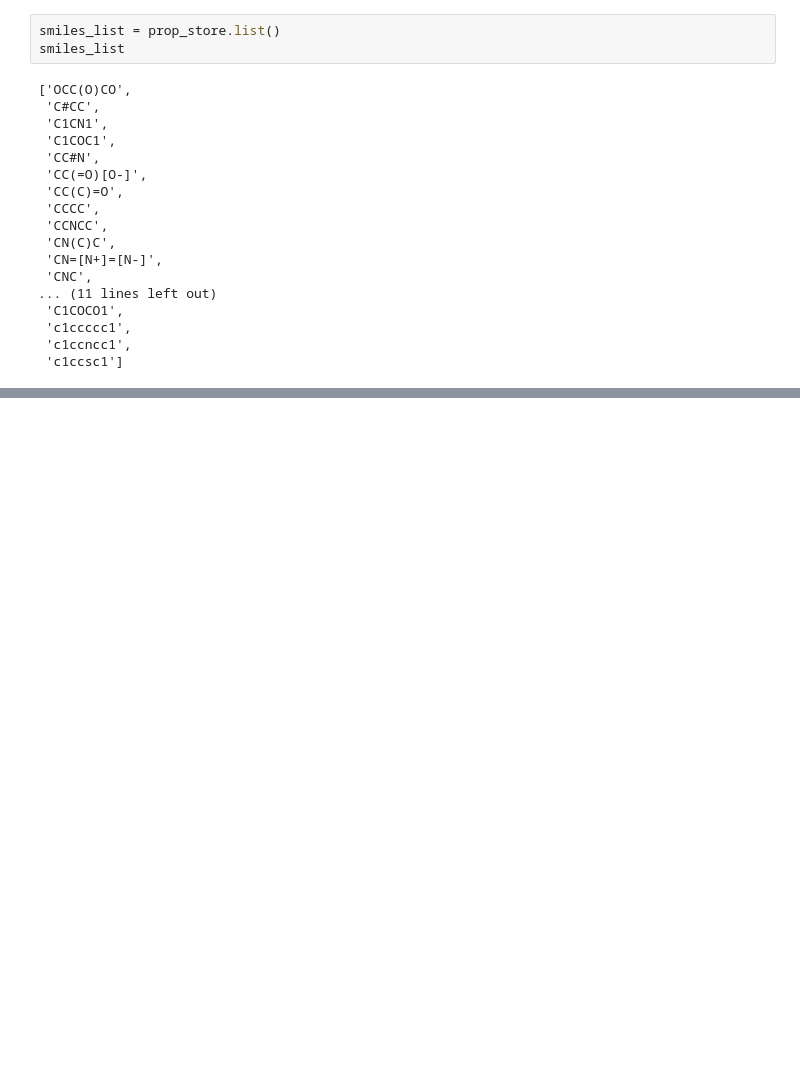
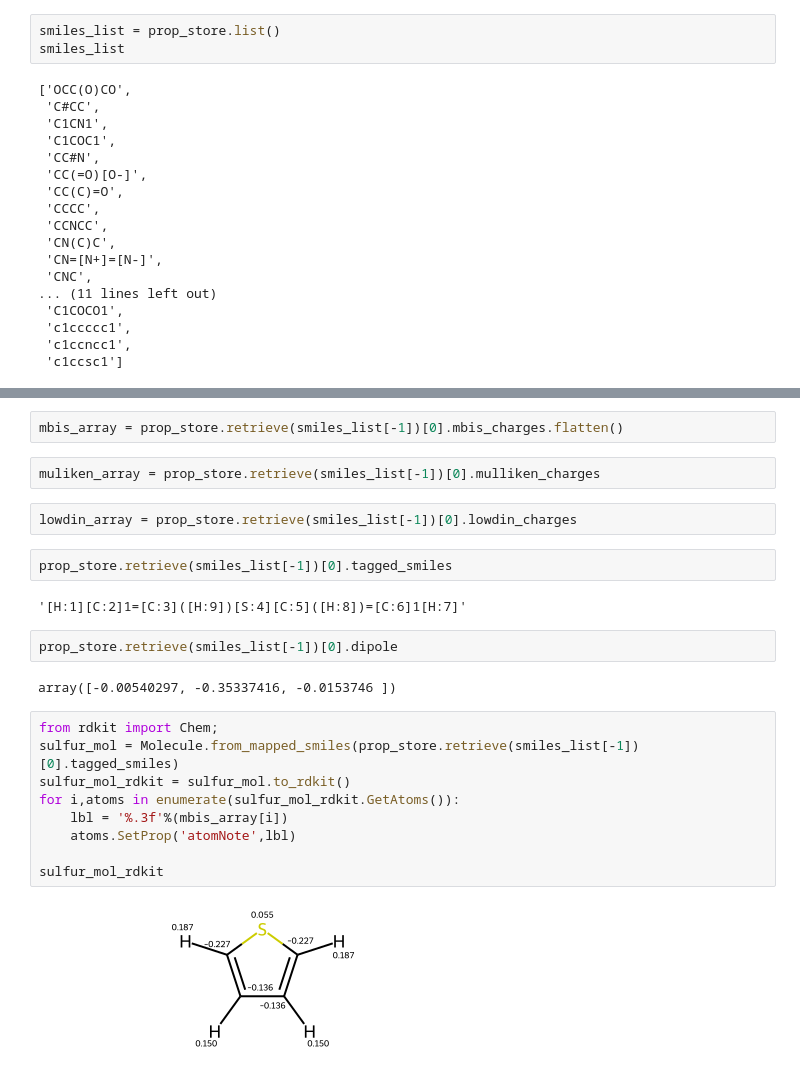
Before and after one commit to bismuthadams1/ChargeCraft, a Jupyter notebook: examples/notebook_test.ipynb, the cells around one changed output, grey strips where cells are left out. Drawn from its saved outputs; the diff is of its cells as text; blank space fills up the shorter version.

Commit message:
sanity checks on Prop database

```diff
--- a/examples/notebook_test.ipynb
+++ b/examples/notebook_test.ipynb
@@ -520,0 +564,25 @@ lowdin_charges
+# %%
+mbis_array = prop_store.retrieve(smiles_list[-1])[0].mbis_charges.flatten()
+# %%
+muliken_array = prop_store.retrieve(smiles_list[-1])[0].mulliken_charges
+# %%
+lowdin_array = prop_store.retrieve(smiles_list[-1])[0].lowdin_charges
+# %%
+prop_store.retrieve(smiles_list[-1])[0].tagged_smiles
+# %% [output]
+'[H:1][C:2]1=[C:3]([H:9])[S:4][C:5]([H:8])=[C:6]1[H:7]'
+# %%
+prop_store.retrieve(smiles_list[-1])[0].dipole
+# %% [output]
+array([-0.00540297, -0.35337416, -0.0153746 ])
+# %%
+from rdkit import Chem;
+sulfur_mol = Molecule.from_mapped_smiles(prop_store.retrieve(smiles_list[-1])[0].tagged_smiles)
+sulfur_mol_rdkit = sulfur_mol.to_rdkit()
+for i,atoms in enumerate(sulfur_mol_rdkit.GetAtoms()):
+    lbl = '%.3f'%(mbis_array[i])
+    atoms.SetProp('atomNote',lbl)
+
+sulfur_mol_rdkit
+# %% [output]
+[figure, added]
```
Also changed, not shown: parts of 10 cells of this notebook.
